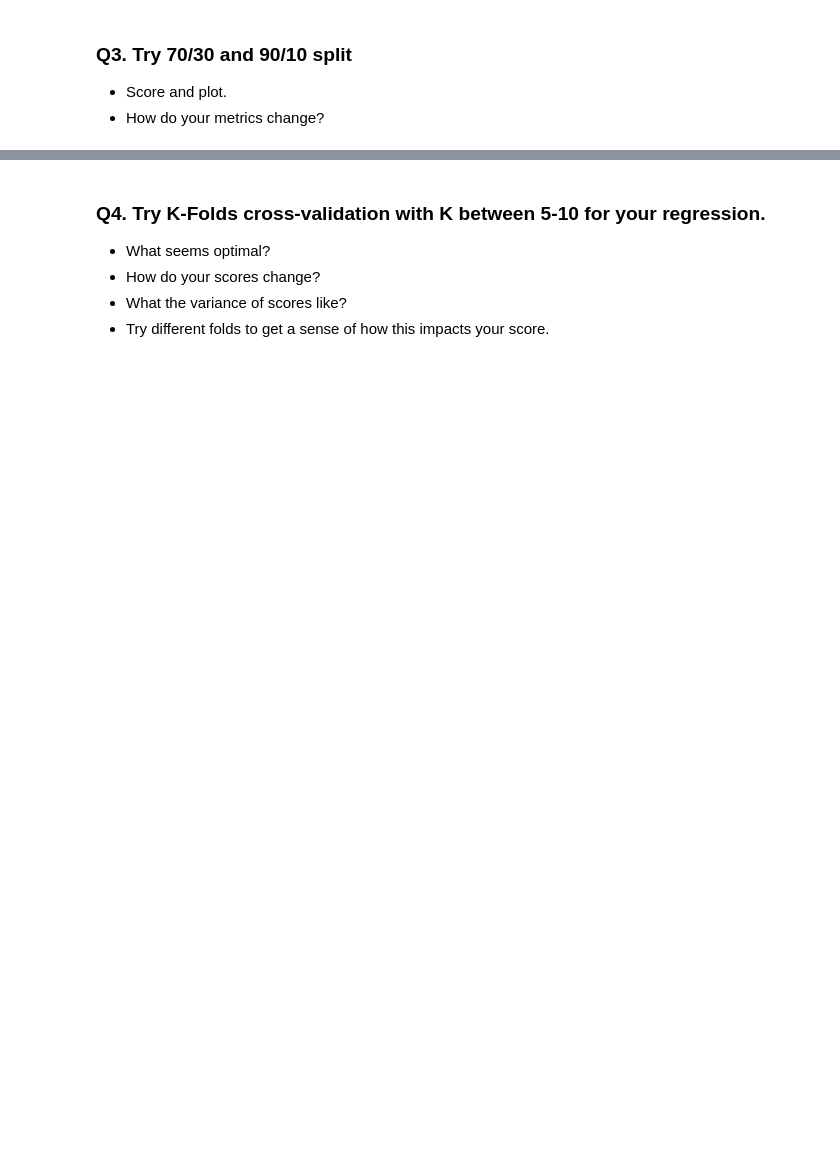
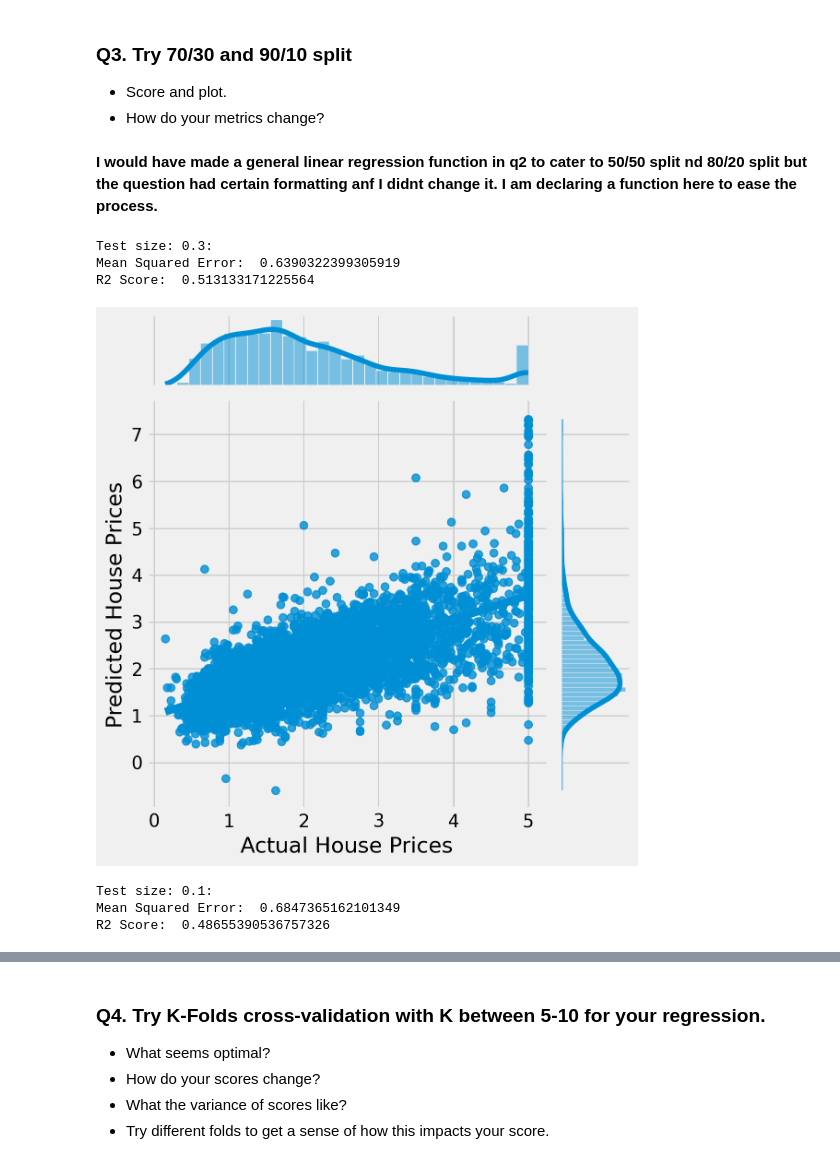
Before and after one commit to niteshbansal07/mice-protein-classification, a Jupyter notebook: HW4_nitesh_bansal.ipynb, the cells around one changed output, grey strips where cells are left out. Saved outputs shown, nothing was run; the diff lists cells and outputs as text; code cells hidden in the pictures; blank space fills up the shorter version.

```diff
--- a/HW4_nitesh_bansal.ipynb
+++ b/HW4_nitesh_bansal.ipynb
@@ -159,3 +206,45 @@ predictors = ['MedInc','HouseAge', u'AveRooms', 'Population']
 ### Q3. Try 70/30 and 90/10 split
 - Score and plot.
 - How do your metrics change?
+# %% [markdown]
+**I would have made a general linear regression function in q2 to cater to 50/50 split nd 80/20 split but the question had certain formatting anf I didnt change it. I am declaring a function here to ease the process.**
+# %%
+def evaluate_split(test_size, random_state=42):
+
+    #splitting
+    X_train, X_test, y_train, y_test  = train_test_split(data, target, test_size=test_size, random_state=random_state)
+
+    #instantiate and fit
+    model_split = LinearRegression()
+    model_split.fit(X_train, y_train)
+
+    #redcting values
+    y_pred_split = model_split.predict(X_test)
+
+    mse = mean_squared_error(y_test , y_pred_split)
+    r2 = r2_score(y_test , y_pred_split)
+
+    # Print the evaluation metrics
+    print(f"\nTest size: {test_size}:")
+    print("Mean Squared Error: ", mse)
+    print("R2 Score: ", r2)
+
+    #joinplot
+    sns.jointplot(x=y_test , y=y_pred_split, kind="reg")
+    plt.xlabel("Actual House Prices")
+    plt.ylabel("Predicted House Prices")
+    plt.show()
+
+#70/30 splity
+evaluate_split(0.3)
+
+#90/10 split
+evaluate_split(0.1)
+# %% [output]
+Test size: 0.3:
+Mean Squared Error:  0.6390322399305919
+R2 Score:  0.513133171225564
+[figure, added]
+Test size: 0.1:
+Mean Squared Error:  0.6847365162101349
+R2 Score:  0.48655390536757326
```
Also changed, not shown: parts of 16 cells of this notebook.
